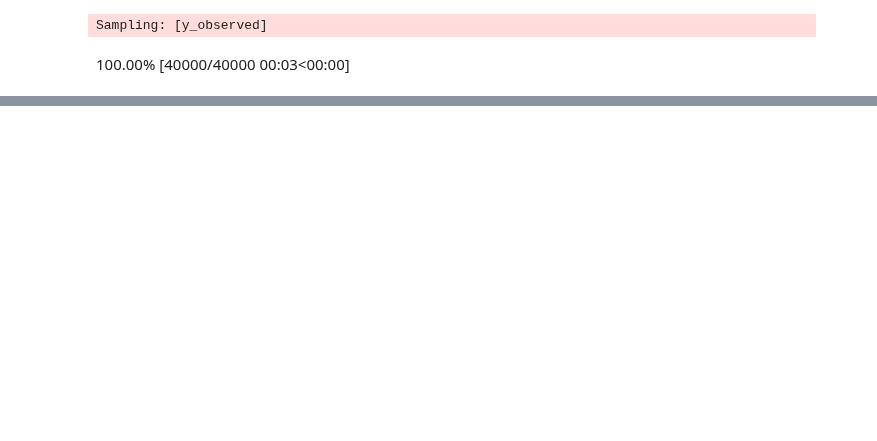
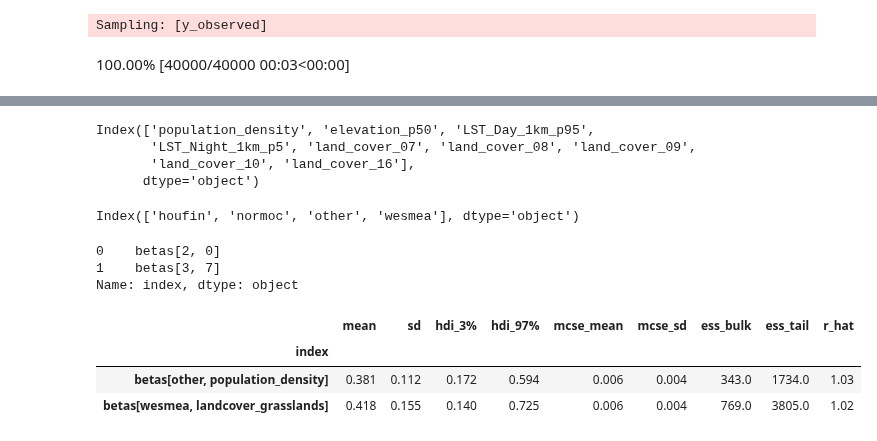
Before and after one commit to acmiyaguchi/iyse4620-birdcall-distributions, a Jupyter notebook: notebooks/2022-12-02-plots.ipynb, the cells around one changed output, grey strips where cells are left out. Saved outputs shown, nothing was run; the diff lists cells and outputs as text; code cells hidden in the pictures; blank space fills up the shorter version.

Commit message:
Test for significance in model

```diff
--- a/notebooks/2022-12-02-plots.ipynb
+++ b/notebooks/2022-12-02-plots.ipynb
@@ -88,0 +121,58 @@ plt.show()
+# %%
+from birdcall_distribution.model import _scaled_data
+
+scaled_df = _scaled_data(prep_df)
+scaled_df.columns
+# %% [output]
+Index(['population_density', 'elevation_p50', 'LST_Day_1km_p95',
+       'LST_Night_1km_p5', 'land_cover_07', 'land_cover_08', 'land_cover_09',
+       'land_cover_10', 'land_cover_16'],
+      dtype='object')
+# %%
+# find all betas where interval is entirely positive or negative
+sig_betas = betas[
+    ((betas["hdi_3%"] > 0) & (betas["hdi_97%"] > 0))
+    | ((betas["hdi_3%"] < 0) & (betas["hdi_97%"] < 0))
+]
+# %%
+prep_df.primary_label.astype("category").cat.categories
+# %% [output]
+Index(['houfin', 'normoc', 'other', 'wesmea'], dtype='object')
+# %%
+sig_betas.reset_index()["index"]
+# %% [output]
+0    betas[2, 0]
+1    betas[3, 7]
+Name: index, dtype: object
+# %%
+from birdcall_distribution.geo import get_modis_land_cover_name
+import re
+
+
+def maybe_landcover(name):
+    try:
+        return f"landcover {get_modis_land_cover_name(name)}".lower().replace(" ", "_")
+    except Exception:
+        return name
+
+
+def replace_indices(name, species_list, covariate_list):
+    # extract the indexes from the name e.g. [1, 2]
+    [(species, covariate)] = list(re.findall(r"\[(\d+), (\d+)\]", name))
+    species = species_list[int(species)]
+    covariate = covariate_list[int(covariate)]
+    return name.split("[")[0] + f"[{species}, {covariate}]"
+
+
+species = prep_df.primary_label.astype("category").cat.categories
+columns = [maybe_landcover(c) for c in scaled_df.columns]
+
+sig_betas.index = sig_betas.reset_index()["index"].apply(
+    lambda x: replace_indices(x, species, columns)
+)
+sig_betas
+# %% [output]
+|  | mean | sd | hdi_3% | hdi_97% | mcse_mean | mcse_sd | ess_bulk | ess_tail | r_hat |
+| index |  |  |  |  |  |  |  |  |  |
+| betas[other, population_density] | 0.381 | 0.112 | 0.172 | 0.594 | 0.006 | 0.004 | 343.0 | 1734.0 | 1.03 |
+| betas[wesmea, landcover_grasslands] | 0.418 | 0.155 | 0.140 | 0.725 | 0.006 | 0.004 | 769.0 | 3805.0 | 1.02 |
```
Also changed, not shown: parts of 6 cells of this notebook, 1 other file.
